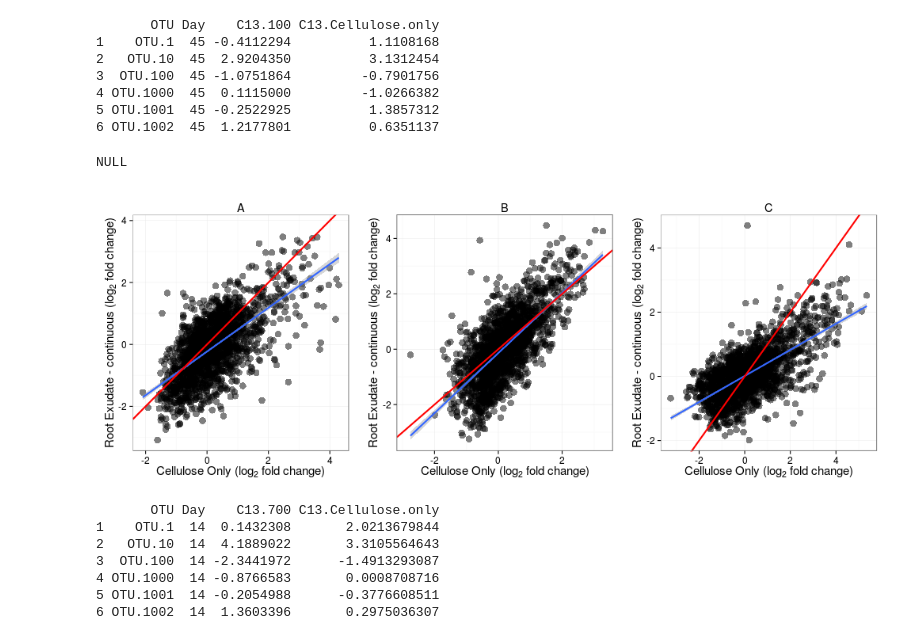
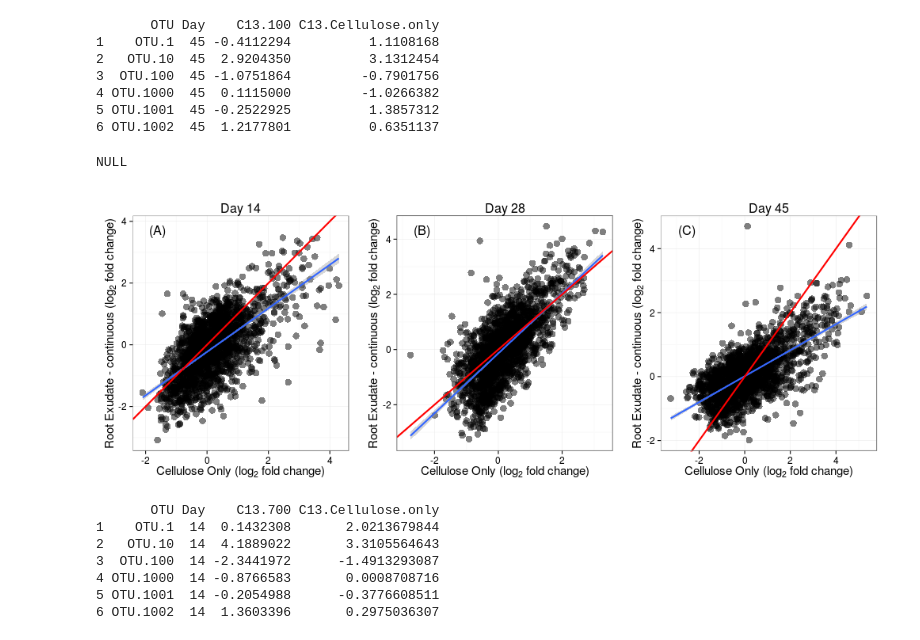
Before and after one commit to acampbellina/priming, a Jupyter notebook: LinReg.ipynb, the cells around one changed output. Saved outputs shown, nothing was run; the diff lists cells and outputs as text; code cells hidden in the pictures.

```diff
--- a/LinReg.ipynb
+++ b/LinReg.ipynb
@@ -145,16 +145,16 @@ p1 = p1 + labs(x = expression(paste("Cellulose Only (", log[2]," fold change)",s
             y = expression(paste("Root Exudate - continuous (", log[2]," fold change)",sep=""))
                )
 p1 = p1 + geom_abline(intercept=0, slope=1, color = "red", size = 1)
-p1 = p1 + ggtitle("A")
-p1 = p1 + theme(plot.title = element_text(hjust = -0.45, vjust=2.12))
-#p1 = p1 + theme(plot.title = element_text(hjust = -0.1, size = 20))
-
 p1 = p1 + theme_bw()
+p1 = p1 + ggtitle("Day 14")
+p1 = p1 + theme(plot.title = element_text(size = 16))
+#p1 = p1 + theme(plot.title = element_text(hjust = -0.05, size = 20))
 p1 = p1 + theme(axis.title.x = element_text(size=15))
 p1 = p1 + theme(axis.title.y = element_text(size=15))
 p1 = p1 + theme(axis.text.x = element_text(size=12))
 p1 = p1 + theme(axis.text.y = element_text(size=12))
-#p1 = p1 + annotate("text", x=-0.5, y=1.75, label = "R^{2}==0.485", hjust=1, size=5.75, family="Times", parse=TRUE)
+#p1 = p1 + annotate("text", x=-1.9, y=4, label = "A", hjust=1, size=5.75)
+p1 = p1 + annotate("text", label = "(A)", x=-Inf, y=Inf, size=5.75, hjust = -1, vjust = 2)
 
 
 p2 = ggplot(df1.28, aes(x = C13.Cellulose.only, y = C13.100))
@@ -164,42 +164,43 @@ p2 = p2 + labs(x = expression(paste("Cellulose Only (", log[2]," fold change)",s
             y = expression(paste("Root Exudate - continuous (", log[2]," fold change)",sep=""))
                )
 p2 = p2 + geom_abline(intercept=0, slope=1, color = "red", size = 1)
-p2 = p2 + ggtitle("B")
-p2 = p2 + theme(plot.title = element_text(hjust = -0.45, vjust=2.12))
 #p1 = p1 + theme(plot.title = element_text(hjust = -0.1, size = 20))
 
 p2 = p2 + theme_bw()
+p2 = p2 + ggtitle("Day 28")
+p2 = p2 + theme(plot.title = element_text(size = 16))
 p2 = p2 + theme(axis.title.x = element_text(size=15))
 p2 = p2 + theme(axis.title.y = element_text(size=15))
 p2 = p2 + theme(axis.text.x = element_text(size=12))
 p2 = p2 + theme(axis.text.y = element_text(size=12))
-#p1 = p1 + annotate("text", x=-0.5, y=1.75, label = "R^{2}==0.485", hjust=1, size=5.75, family="Times", parse=TRUE)
+p2 = p2 + annotate("text", label = "(B)", x=-Inf, y=Inf, size=5.75, hjust = -1, vjust = 2)
 
 
 p3 = ggplot(df1.45, aes(x = C13.Cellulose.only, y = C13.100))
 p3 = p3 + geom_point(alpha = 0.5, size = 4)
 p3 = p3 + stat_smooth(method = "lm", size = 1)
 p3 = p3 + labs(x = expression(paste("Cellulose Only (", log[2]," fold change)",sep="")),
             y = expression(paste("Root Exudate - continuous (", log[2]," fold change)",sep=""))
                )
 p3 = p3 + geom_abline(intercept=0, slope=1, color = "red", size = 1)
-p3 = p3 + ggtitle("C")
-p3 = p3 + theme(plot.title = element_text(hjust = -0.45, vjust=2.12))
 #p1 = p1 + theme(plot.title = element_text(hjust = -0.1, size = 20))
 
 p3 = p3 + theme_bw()
+p3 = p3 + ggtitle("Day 45")
+p3 = p3 + theme(plot.title = element_text(size = 16))
 p3 = p3 + theme(axis.title.x = element_text(size=15))
 p3 = p3 + theme(axis.title.y = element_text(size=15))
 p3 = p3 + theme(axis.text.x = element_text(size=12))
 p3 = p3 + theme(axis.text.y = element_text(size=12))
+p3 = p3 + annotate("text", label = "(C)", x=-Inf, y=Inf, size=5.75, hjust = -1, vjust = 2)
 #p1 = p1 + annotate("text", x=-0.5, y=1.75, label = "R^{2}==0.485", hjust=1, size=5.75, family="Times", parse=TRUE)
 
 p.combined = grid.arrange(p1, p2, p3, widths = c(1,1,1), heights = c(1,1,1), ncol = 3)
 
 p.combined
 # %% [output]
 NULL
-[figure, old version]
+[figure, new version]
 # %%
 %%R
 #this is to make an x,y data frame of l2fc at day 14
```
Also changed, not shown: parts of 10 cells of this notebook, 3 other files.
